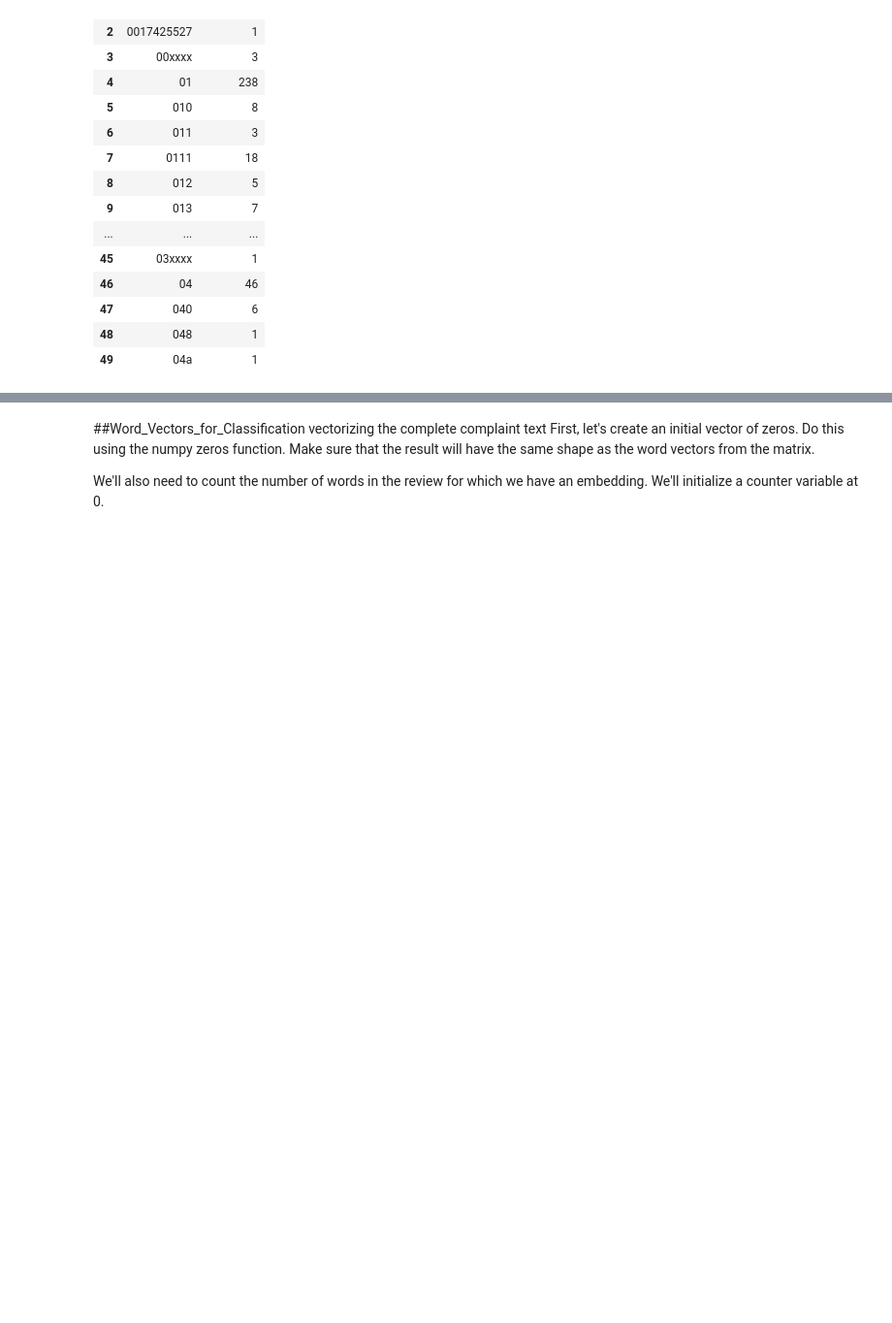
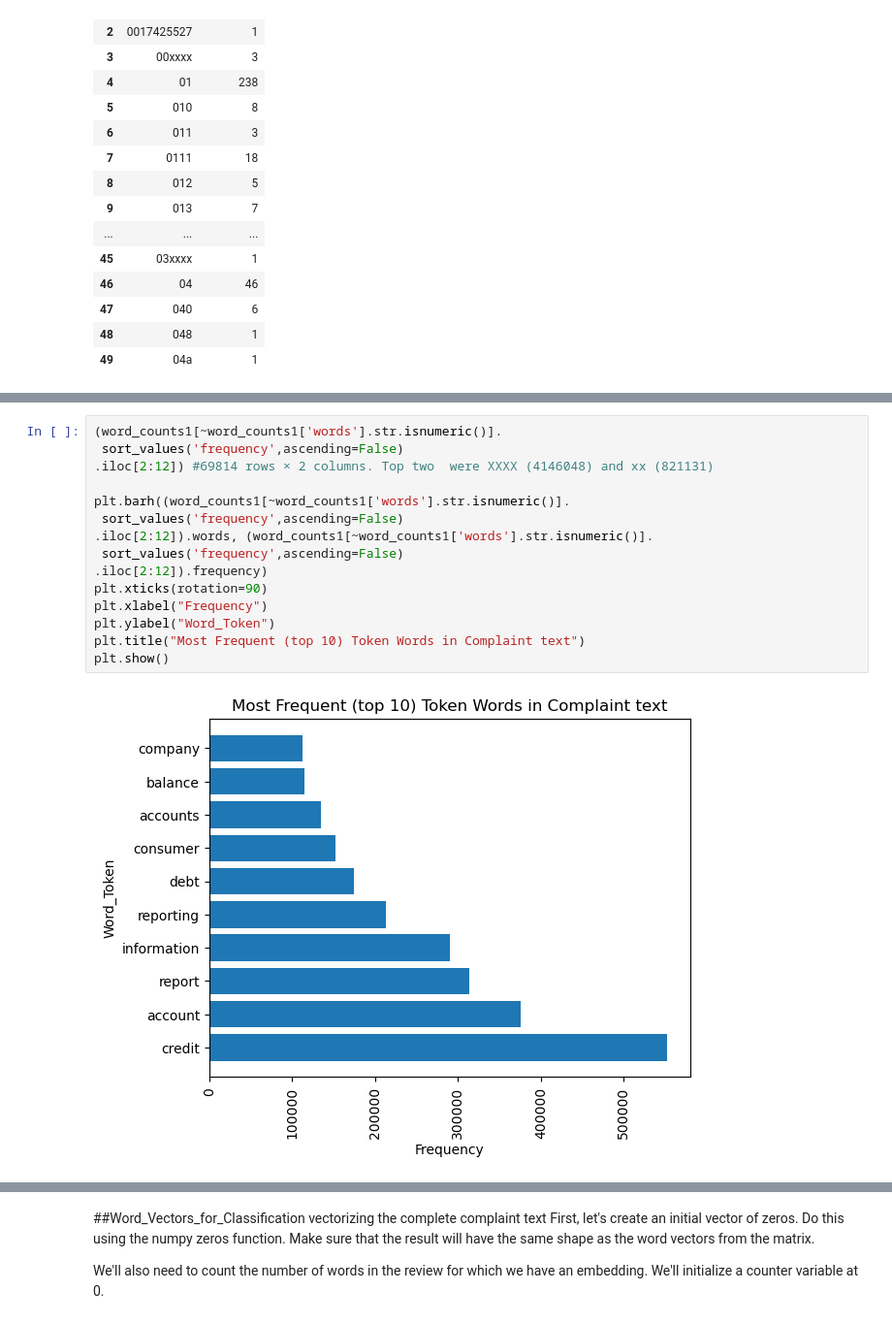
Before and after one commit to nss-data-science-cohort-6/cfpb_text_classification-gangsta-s-paradise, a Jupyter notebook: notebooks/smita_cfbp1.ipynb, the cells around one changed output, grey strips where cells are left out. Shown at 97% size. Cells and saved outputs as stored; diff of their text form; blank space fills up the shorter version.

```diff
--- a/notebooks/smita_cfbp1.ipynb
+++ b/notebooks/smita_cfbp1.ipynb
@@ -359,0 +351,17 @@ word_counts1[~word_counts1['words'].str.isnumeric()].sort_values('frequency',asc
+# %%
+(word_counts1[~word_counts1['words'].str.isnumeric()].
+ sort_values('frequency',ascending=False)
+.iloc[2:12]) #69814 rows × 2 columns. Top two  were XXXX (4146048) and xx (821131)
+
+plt.barh((word_counts1[~word_counts1['words'].str.isnumeric()].
+ sort_values('frequency',ascending=False)
+.iloc[2:12]).words, (word_counts1[~word_counts1['words'].str.isnumeric()].
+ sort_values('frequency',ascending=False)
+.iloc[2:12]).frequency)
+plt.xticks(rotation=90)
+plt.xlabel("Frequency")
+plt.ylabel("Word_Token")
+plt.title("Most Frequent (top 10) Token Words in Complaint text")
+plt.show()
+# %% [output]
+[figure, added]
```
Also changed, not shown: parts of 15 cells of this notebook.
